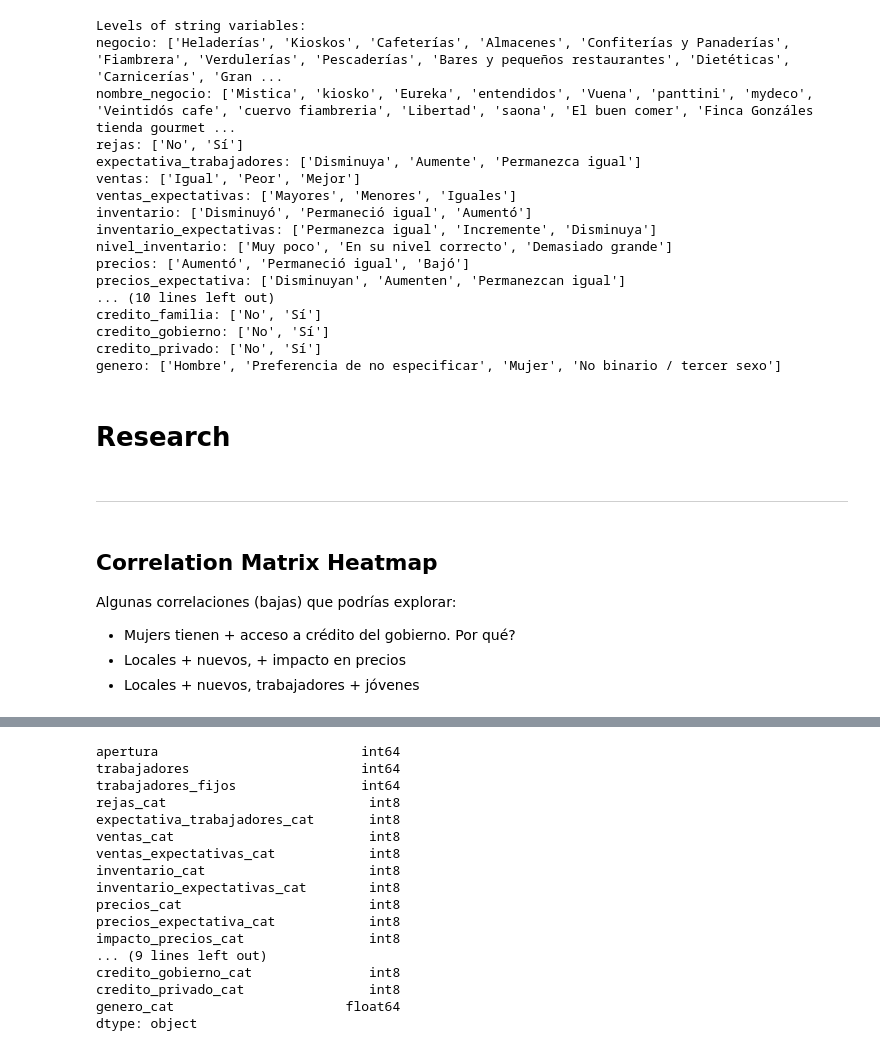
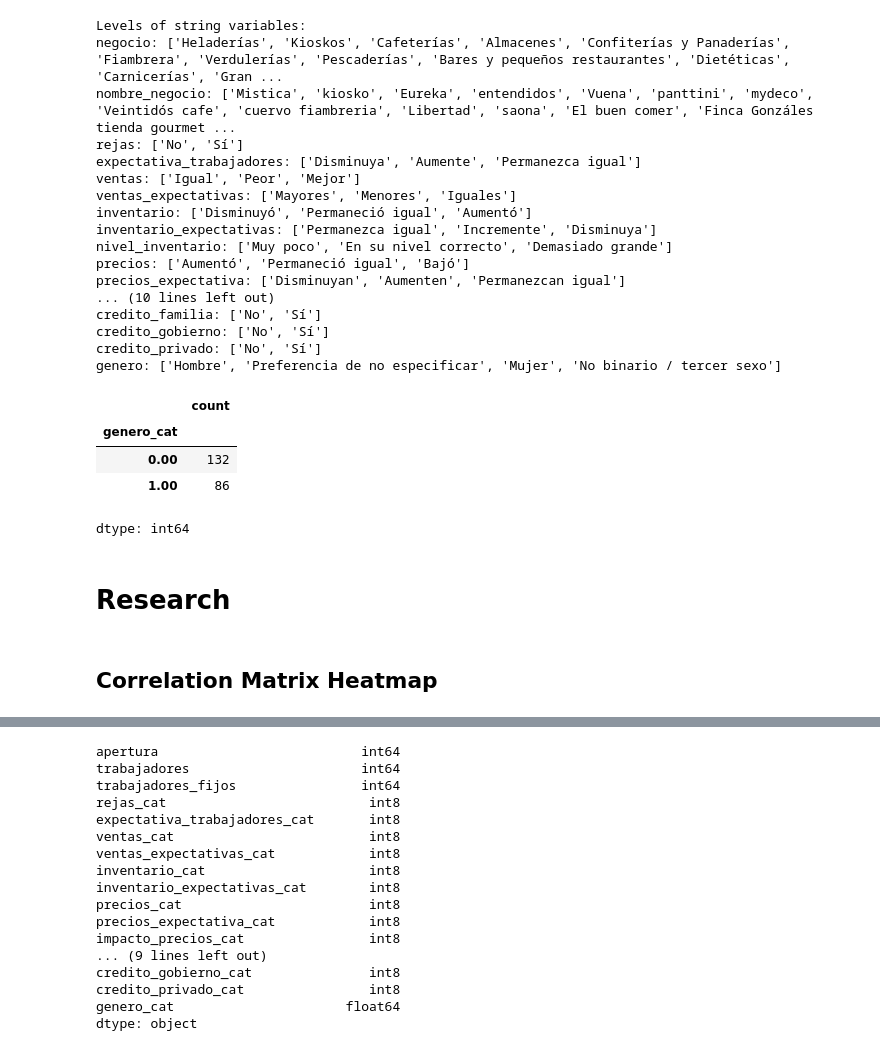
Before and after one commit to TiagoHarari/MIT_LIFT_Research, a Jupyter notebook: Final_G14_MIT.ipynb, the cells around one changed output, grey strips where cells are left out. Drawn from its saved outputs; the diff is of its cells as text; code cells hidden in the pictures.

```diff
--- a/Final_G14_MIT.ipynb
+++ b/Final_G14_MIT.ipynb
@@ -174,15 +145,14 @@ df['genero_cat'] = df['genero_cat'].apply(lambda x: np.nan if x < 0 else x)
+# %%
+df['genero_cat'].value_counts()
+# %% [output]
+|  | count |
+| genero_cat |  |
+| 0.00 | 132 |
+| 1.00 | 86 |
+dtype: int64
 # %% [markdown]
 # Research
-# %% [markdown]
-
-
----
-# %% [markdown]
-## Correlation Matrix Heatmap
-
-Algunas correlaciones (bajas) que podrías explorar:
-- Mujers tienen + acceso a crédito del gobierno. Por qué?
-- Locales + nuevos, + impacto en precios
-- Locales + nuevos, trabajadores + jóvenes
+# %% [markdown]
+## Correlation Matrix Heatmap
 # %%
 # Correlation matrix without categoricals
```
Also changed, not shown: parts of 57 cells of this notebook.
